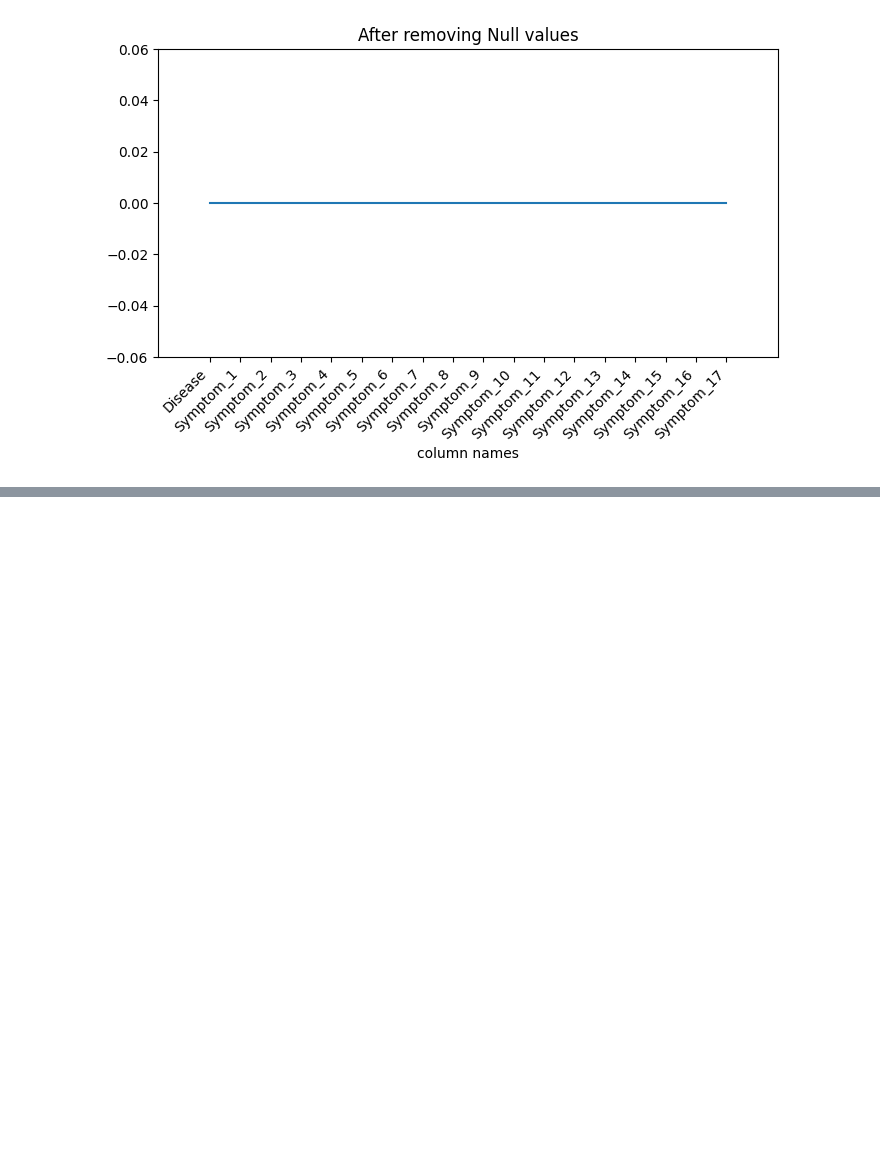
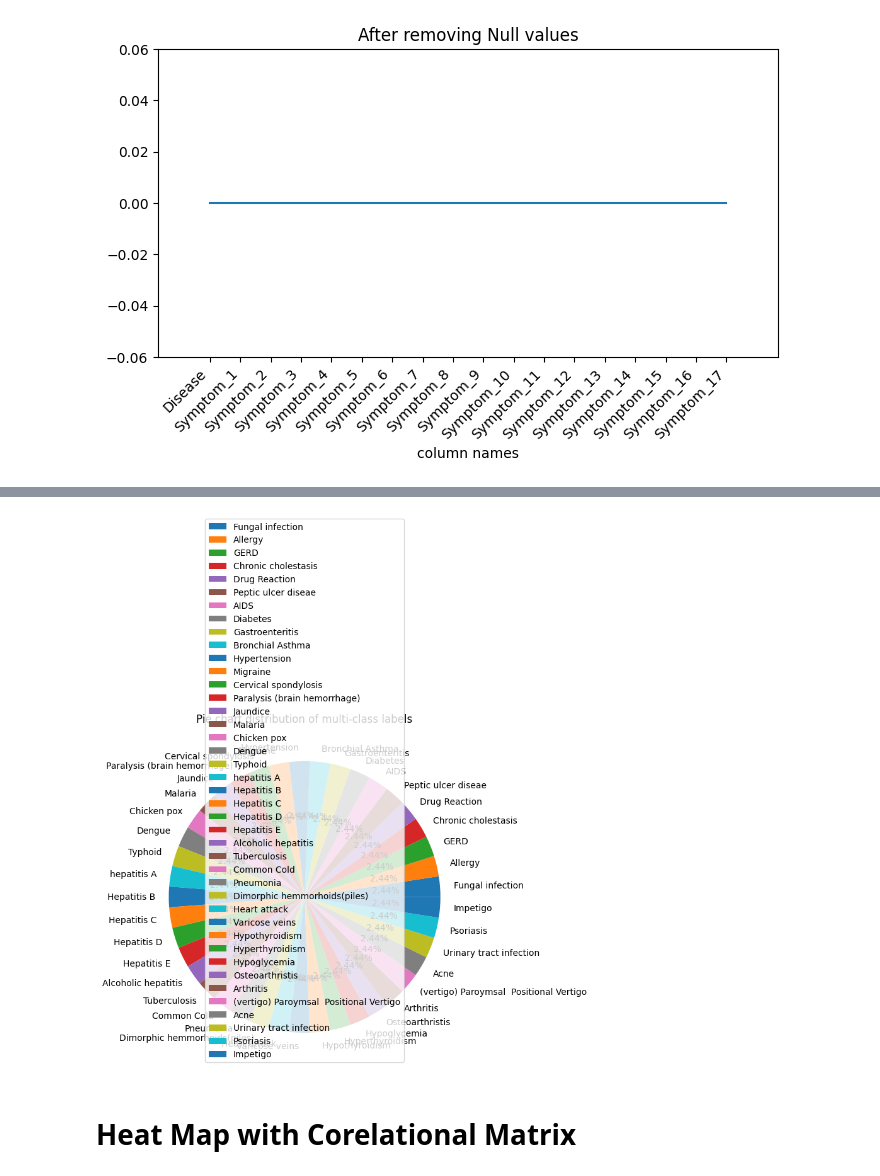
Before and after one commit to DKAbir111/Artificial-Intelligence, a Jupyter notebook: Human_Disease_Prediction__EDA_Final_Year_Research_Project.ipynb, the cells around one changed output, grey strips where cells are left out. Cells and saved outputs as stored; diff of their text form; code cells hidden in the pictures; blank space fills up the shorter version.

```diff
--- a/Human_Disease_Prediction__EDA_Final_Year_Research_Project.ipynb
+++ b/Human_Disease_Prediction__EDA_Final_Year_Research_Project.ipynb
@@ -332,0 +365,22 @@ plt.show()
+# %%
+# Setting the figure size for the pie chart
+plt.figure(figsize=(15, 7))
+
+# Creating a pie chart based on the value counts of 'Disease'
+plt.pie(df['Disease'].value_counts(), labels=df['Disease'].unique(), autopct='%0.2f%%')
+
+# Setting the title for the pie chart
+plt.title('Pie chart distribution of multi-class labels')
+
+# Adding a legend to the pie chart
+plt.legend()
+
+# Saving the pie chart as an image file
+plt.savefig('Pie_chart_multi.png')
+
+# Displaying the pie chart
+plt.show()
+# %% [output]
+[figure, added]
+# %% [markdown]
+# **Heat Map with Corelational Matrix**
```
Also changed, not shown: parts of 64 cells of this notebook.
